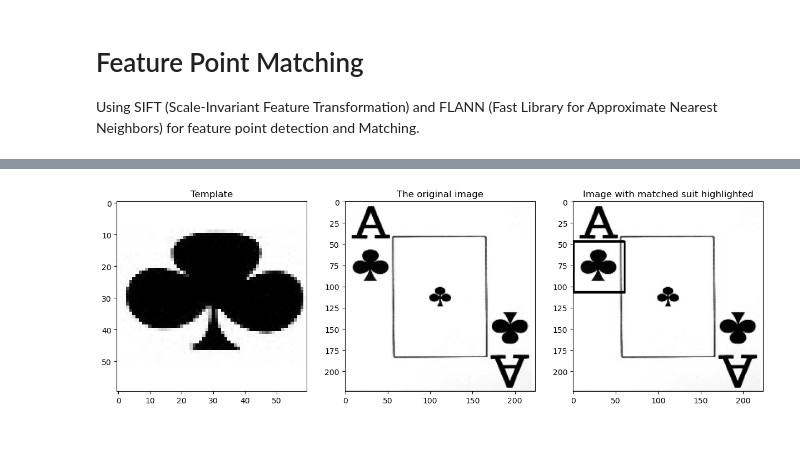
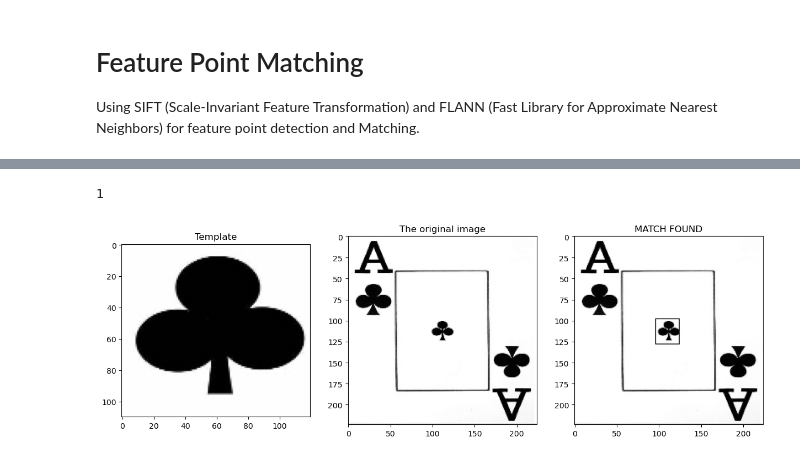
Before and after one commit to DianaLNguyen/ucb_mids_w281_project, a Jupyter notebook: feature_pointing_and_template_matching.ipynb, the cells around one changed output, grey strips where cells are left out. Saved outputs shown, nothing was run; the diff lists cells and outputs as text; code cells hidden in the pictures.

```diff
--- a/feature_pointing_and_template_matching.ipynb
+++ b/feature_pointing_and_template_matching.ipynb
@@ -7,8 +11,10 @@ import copy
 # %%
-#import images
+#import images, remove jokers and reset the index
 data_path = 'Dataset/'
 image_csv = pd.read_csv('Dataset/cards.csv')
-image_csv[:10]
+image_csv = image_csv[image_csv['labels'] != 'joker']
+image_csv = image_csv.reset_index(drop=True)
+image_csv[:-10]
 # %% [output]
 |  | class index | filepaths | labels | card type | data set |
 | 0 | 0 | train/ace of clubs/001.jpg | ace of clubs | ace | train |
@@ -139,14 +154,15 @@ plt.show()
 # %%
-#Cropping the suit of the card
+#Cropping the suit of the card to get the template
 
-club_template = reference_club_image[80:140, 80:140]
-diamond_template = reference_diamond_image[80:140, 80:140]
-heart_template = reference_heart_image[80:140, 80:140]
-spade_template = reference_spade_image[80:140, 80:140]
+club_template = reference_club_image[60:170, 50:170]
+diamond_template = reference_diamond_image[60:170, 50:170]
+heart_template = reference_heart_image[60:170, 50:170]
+spade_template = reference_spade_image[60:170, 50:170]
 
 figs, axes = plt.subplots(2,2, figsize = (8, 8))
 axes[0,0].imshow(club_template, cmap = 'gray')
 axes[0,1].imshow(diamond_template, cmap = 'gray')
 axes[1,0].imshow(heart_template, cmap = 'gray')
 axes[1,1].imshow(spade_template, cmap = 'gray')
+plt.show()
 # %% [output]
@@ -164,28 +183,24 @@ norm_ccoeff = 5 #'cv.TM_CCOEFF_NORMED'
 # %%
-def match_template(template, image, method):
-    image = image
-    original_image = copy.copy(image)
-    width, height = template.shape
-    match_results = cv.matchTemplate(image, template, method)
-    threshold = 0.7
+sqdiff = 0 #'cv.TM_SQDIFF'
+norm_sqdiff = 1 #'cv.TM_SQDIFF_NORMED'
+ccorr = 2 #'cv.TM_CCORR'
+norm_ccorr = 3 #'cv.TM_CCORR_NORMED'
+ccoeff = 4 #'cv.TM_CCOEFF'
+norm_ccoeff = 5 #'cv.TM_CCOEFF_NORMED'
 
-    location = np.where( match_results >= threshold)
-
-    for pt in zip(*location[::-1]):
-        cv.rectangle(image, pt, (pt[0] + width, pt[1] + height), (0,255,0), 1)
-
-    return image, original_image, template
-
-result = match_template(club_template, test_image, norm_ccoeff)
+test_image_2 = convert_to_grayscale(image_path[70])
+template_images = pyramid_image(club_template)
+result = match_template(template_images, test_image_2, norm_ccoeff)
 
 figs, axes = plt.subplots(1,3, figsize = (15,8))
 axes[0].imshow(result[2], cmap = 'gray')
 axes[0].set_title('Template')
 axes[1].imshow(result[1], cmap = 'gray')
 axes[1].set_title('The original image')
 axes[2].imshow(result[0], cmap = 'gray')
-axes[2].set_title('Image with matched suit highlighted')
+axes[2].set_title(result[3])
 
 plt.show()
 # %% [output]
+1
-[figure, old version]
+[figure, new version]
```
Also changed, not shown: parts of 11 cells of this notebook, 2 other files.
